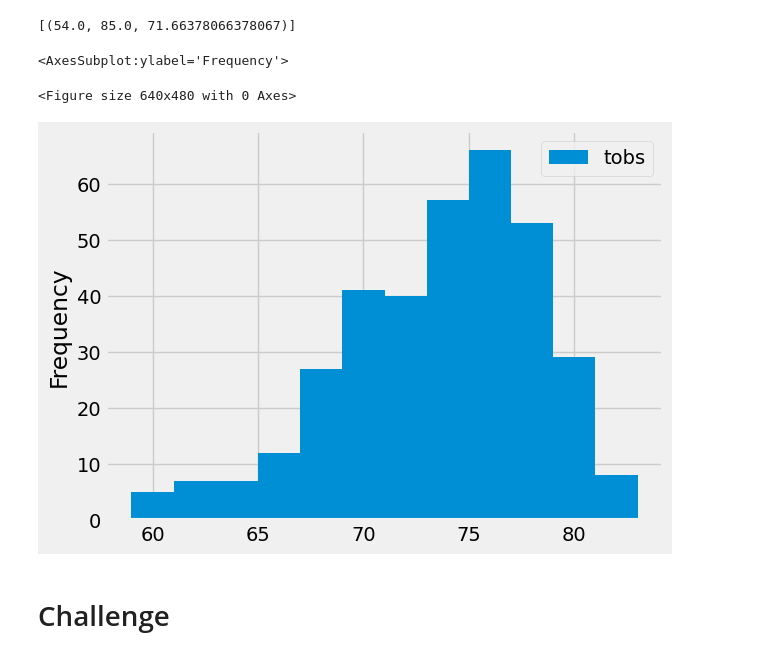
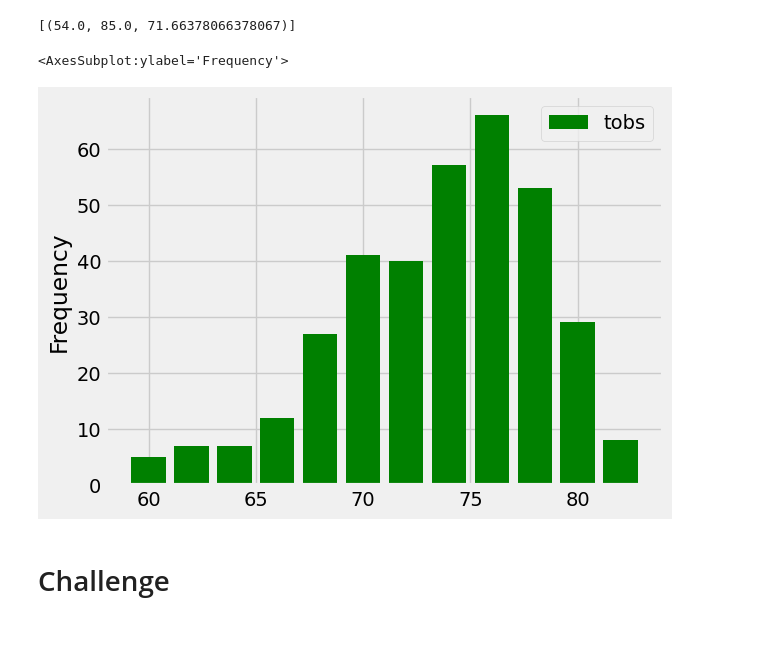
Before and after one commit to ggalguera/surfs_up, a Jupyter notebook: climate_analysis.ipynb, the cells around one changed output. Cells and saved outputs as stored; diff of their text form; code cells hidden in the pictures.

```diff
--- a/climate_analysis.ipynb
+++ b/climate_analysis.ipynb
@@ -158,11 +158,10 @@ filter(Measurement.date >= prev_year).all()
 df = pd.DataFrame(results, columns=['tobs'])
 # %%
 # Create histogram
-df.plot.hist(bins=12)
+df.plot.hist(bins=12,rwidth=0.8, color='Green')
 # %% [output]
 <AxesSubplot:ylabel='Frequency'>
-<Figure size 640x480 with 0 Axes>
-[figure, old version]
+[figure, new version]
 # %%
 # Write a function called `calc_temps` that will accept start date and end date in the format '%Y-%m-%d'
 # and return the minimum, average, and maximum temperatures for that range of dates
```
Also changed, not shown: 1 other file.
